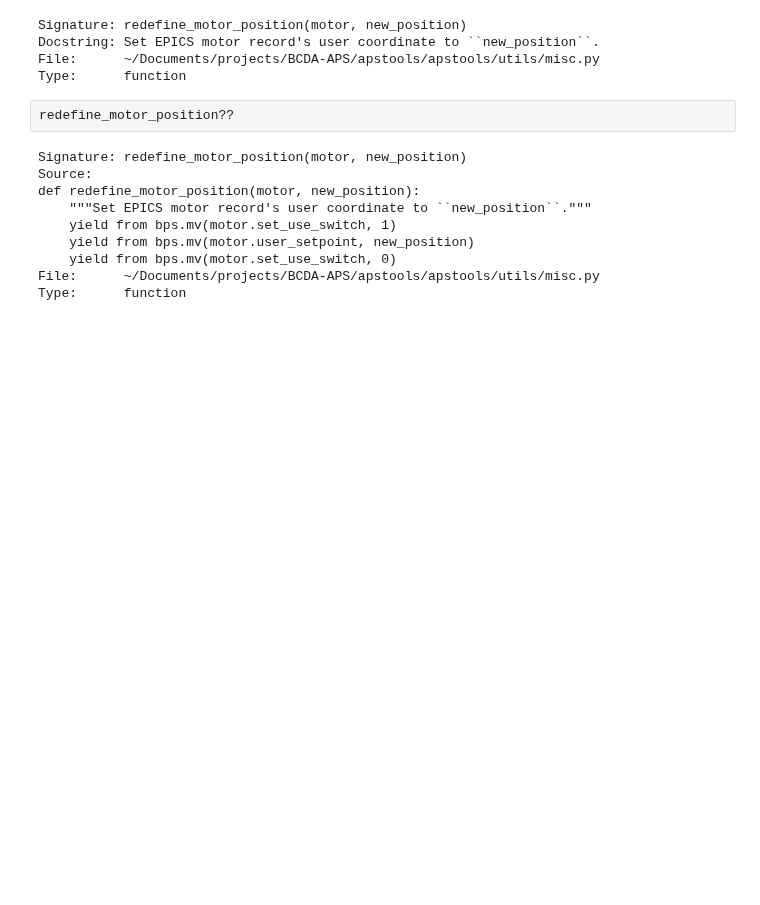
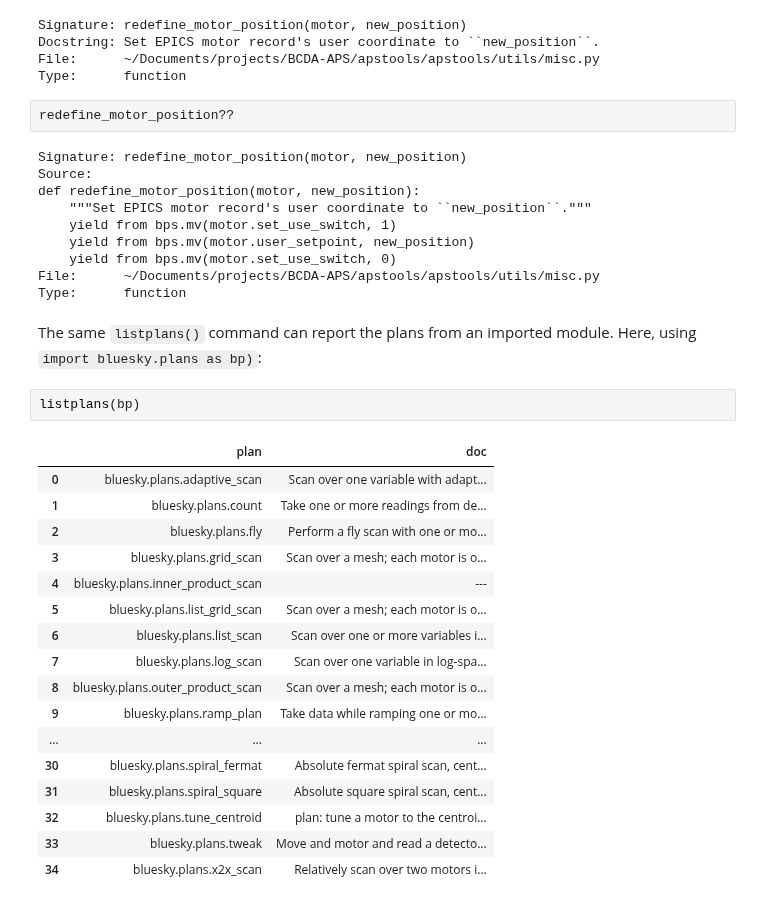
Before and after one commit to dogrecajb/apstools, a Jupyter notebook: docs/source/examples/ho_list_control_objects.ipynb, the cells around one changed output. Cells and saved outputs as stored; diff of their text form; blank space fills up the shorter version.

```diff
--- a/docs/source/examples/ho_list_control_objects.ipynb
+++ b/docs/source/examples/ho_list_control_objects.ipynb
@@ -285,3 +396,25 @@ def redefine_motor_position(motor, new_position):
     yield from bps.mv(motor.set_use_switch, 0)
 File:      ~/Documents/projects/BCDA-APS/apstools/apstools/utils/misc.py
 Type:      function
+# %% [markdown]
+The same `listplans()` command can report the plans from an imported module.  Here, using `import bluesky.plans as bp)`:
+# %%
+listplans(bp)
+# %% [output]
+|  | plan | doc |
+| 0 | bluesky.plans.adaptive_scan | Scan over one variable with adapt... |
+| 1 | bluesky.plans.count | Take one or more readings from de... |
+| 2 | bluesky.plans.fly | Perform a fly scan with one or mo... |
+| 3 | bluesky.plans.grid_scan | Scan over a mesh; each motor is o... |
+| 4 | bluesky.plans.inner_product_scan | --- |
+| 5 | bluesky.plans.list_grid_scan | Scan over a mesh; each motor is o... |
+| 6 | bluesky.plans.list_scan | Scan over one or more variables i... |
+| 7 | bluesky.plans.log_scan | Scan over one variable in log-spa... |
+| 8 | bluesky.plans.outer_product_scan | Scan over a mesh; each motor is o... |
+| 9 | bluesky.plans.ramp_plan | Take data while ramping one or mo... |
+| ... | ... | ... |
+| 30 | bluesky.plans.spiral_fermat | Absolute fermat spiral scan, cent... |
+| 31 | bluesky.plans.spiral_square | Absolute square spiral scan, cent... |
+| 32 | bluesky.plans.tune_centroid | plan: tune a motor to the centroi... |
+| 33 | bluesky.plans.tweak | Move and motor and read a detecto... |
+| 34 | bluesky.plans.x2x_scan | Relatively scan over two motors i... |
```
Also changed, not shown: parts of 32 cells of this notebook, 1 other file.
